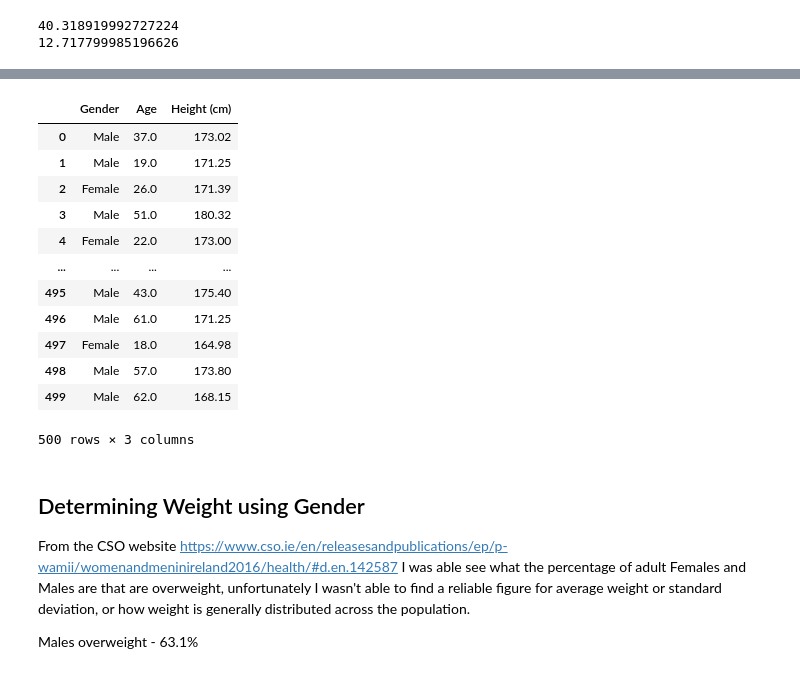
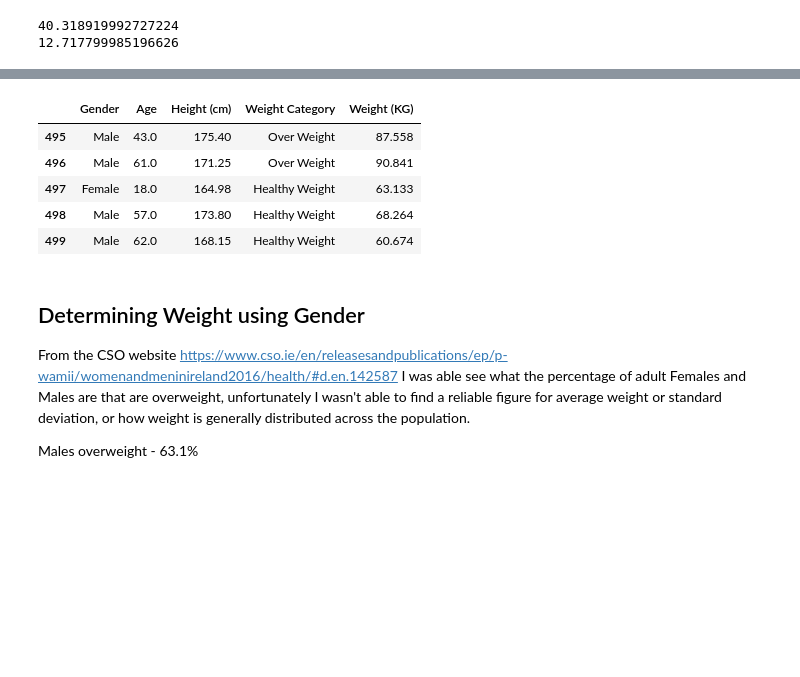
Before and after one commit to itskeithstudent/Programming-for-Data-Analysis-Project, a Jupyter notebook: Synthetic Data.ipynb, the cells around one changed output, grey strips where cells are left out. Saved outputs shown, nothing was run; the diff lists cells and outputs as text; code cells hidden in the pictures; blank space fills up the shorter version.

```diff
--- a/Synthetic Data.ipynb
+++ b/Synthetic Data.ipynb
@@ -246,19 +276,12 @@ df
 # %%
-df
+df.tail()
 # %% [output]
-|  | Gender | Age | Height (cm) |
-| 0 | Male | 37.0 | 173.02 |
-| 1 | Male | 19.0 | 171.25 |
-| 2 | Female | 26.0 | 171.39 |
-| 3 | Male | 51.0 | 180.32 |
-| 4 | Female | 22.0 | 173.00 |
-| ... | ... | ... | ... |
-| 495 | Male | 43.0 | 175.40 |
-| 496 | Male | 61.0 | 171.25 |
-| 497 | Female | 18.0 | 164.98 |
-| 498 | Male | 57.0 | 173.80 |
-| 499 | Male | 62.0 | 168.15 |
+|  | Gender | Age | Height (cm) | Weight Category | Weight (KG) |
+| 495 | Male | 43.0 | 175.40 | Over Weight | 87.558 |
+| 496 | Male | 61.0 | 171.25 | Over Weight | 90.841 |
+| 497 | Female | 18.0 | 164.98 | Healthy Weight | 63.133 |
+| 498 | Male | 57.0 | 173.80 | Healthy Weight | 68.264 |
+| 499 | Male | 62.0 | 168.15 | Healthy Weight | 60.674 |
-500 rows × 3 columns
 # %% [markdown]
 ## Determining Weight using Gender
 From the CSO website https://www.cso.ie/en/releasesandpublications/ep/p-wamii/womenandmeninireland2016/health/#d.en.142587 I was able see what the percentage of adult Females and Males are that are overweight, unfortunately I wasn't able to find a reliable figure for average weight or standard deviation, or how weight is generally distributed across the population.
```
Also changed, not shown: parts of 23 cells of this notebook.
